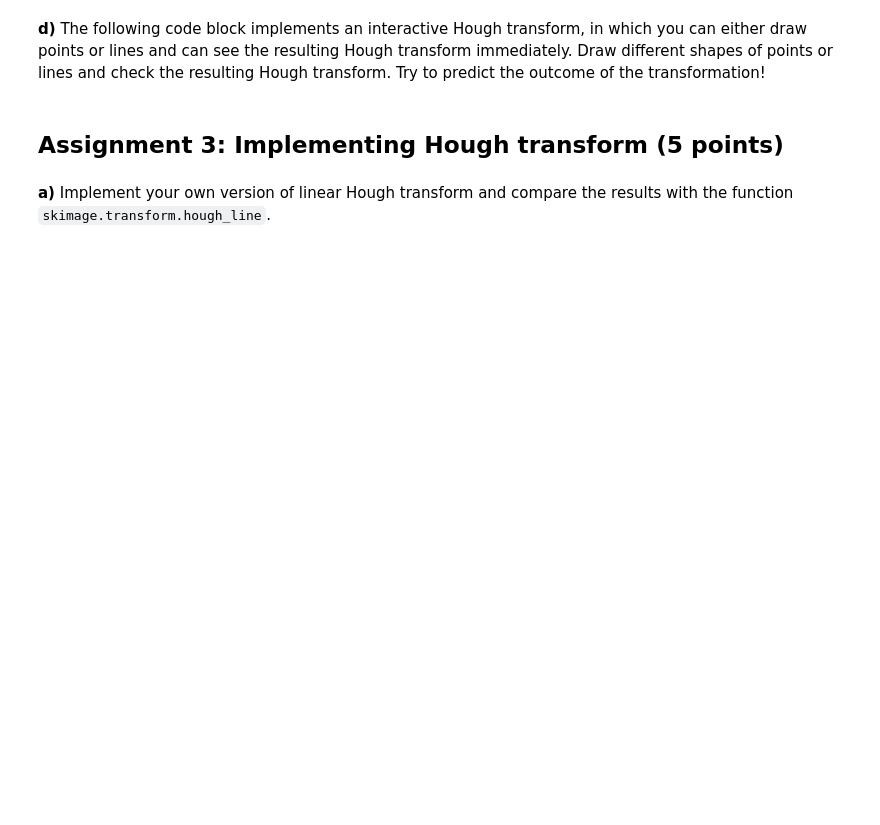
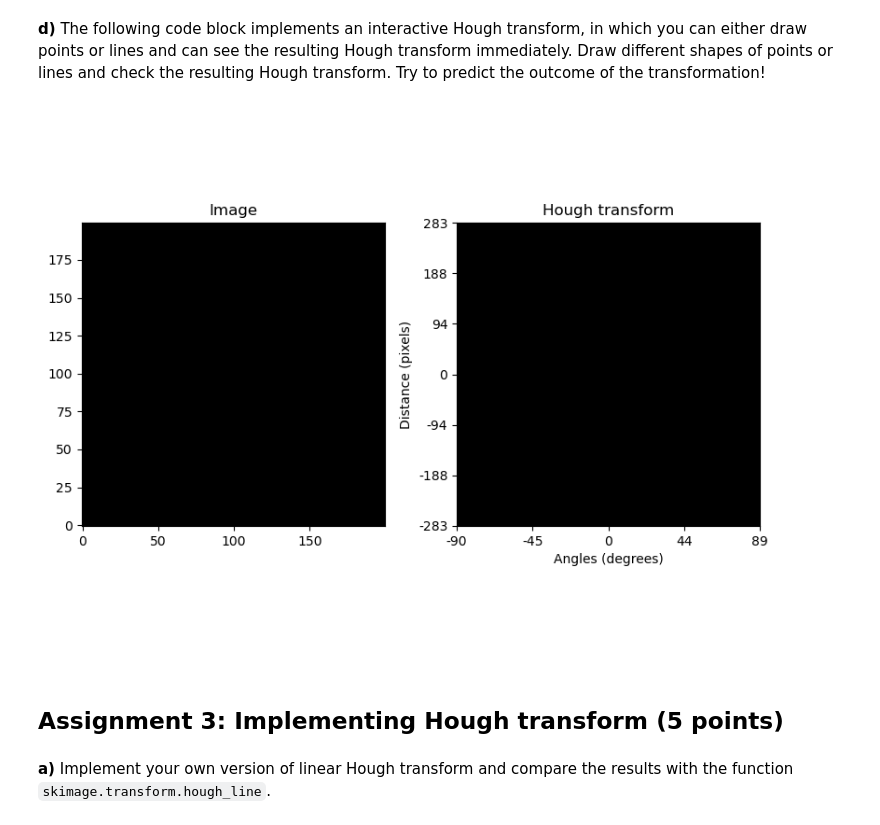
Before and after one commit to shuxton/computer-vision-homework, a Jupyter notebook: Sheet04/sheet04.ipynb, the cells around one changed output. Cells and saved outputs as stored; diff of their text form; code cells hidden in the pictures; blank space fills up the shorter version.

```diff
--- a/Sheet04/sheet04.ipynb
+++ b/Sheet04/sheet04.ipynb
@@ -193,7 +326,6 @@ lines = True
 steps = lambda p,q : max(map(lambda x,y: abs(x-y), p, q))+1
 coords = lambda p,q,s : tuple([np.linspace(x,y,s,dtype=np.uint16) for x,y in zip(p,q)])
 img = np.zeros((200,200))
-
 
 def line(img, p, q):
     """Insert a line from p to q in the black/white image
@@ -233,6 +365,7 @@ def disp_and_comp():
 
 first_point = True
 p1 = (0,0)
+
 def on_press(event):
     """Draws either line or point and calls disp_and_comp
 
@@ -247,40 +380,51 @@ def on_press(event):
     Returns:
 
     """
     global p1, first_point
     y = int(event.xdata)
     x = int(event.ydata)
 
     if (lines):
         if (first_point):
             p1 = (x,y)
-            img[x, y] = 255
+            img[x, y] = 255  # Mark the first point
             first_point = False
         else:
-            line(img,p1,(x,y))
-            first_point = True
+            line(img, p1, (x, y))  # Draw line between the points
+            first_point = True  # Reset for next line drawing
         disp_and_comp()
     else:
-        img[x, y] = 255
+        img[x, y] = 255  # Mark a point for point-based Hough transform
         disp_and_comp()
 
 fig = plt.figure(figsize=(8, 6))
 
 ax1 = fig.add_subplot(121)
 plt.title('Image')
 
 ax2 = fig.add_subplot(122)
-plt.title('Hough transform');
+plt.title('Hough transform')
 plt.xlabel('Angles (degrees)')
 plt.ylabel('Distance (pixels)')
 plt.tight_layout()
 plt.axis('square')
 
 disp_and_comp()
 cnc = fig.canvas.mpl_connect('button_press_event', on_press)
 
-# YOUR CODE HERE
-raise NotImplementedError()
+# Optionally, allow clearing the image using a key event (for testing)
+def on_key(event):
+    """Clears the image when 'c' key is pressed."""
+    global img
+    if event.key == 'c':
+        img = np.zeros((200,200))  # Clear the image
+        disp_and_comp()
+
+fig.canvas.mpl_connect('key_press_event', on_key)
+
+plt.show()
+# %% [output]
+[figure, added]
 # %% [markdown]
 ## Assignment 3: Implementing Hough transform (5 points)
 # %%
```
Also changed, not shown: parts of 17 cells of this notebook, 15 other files.
